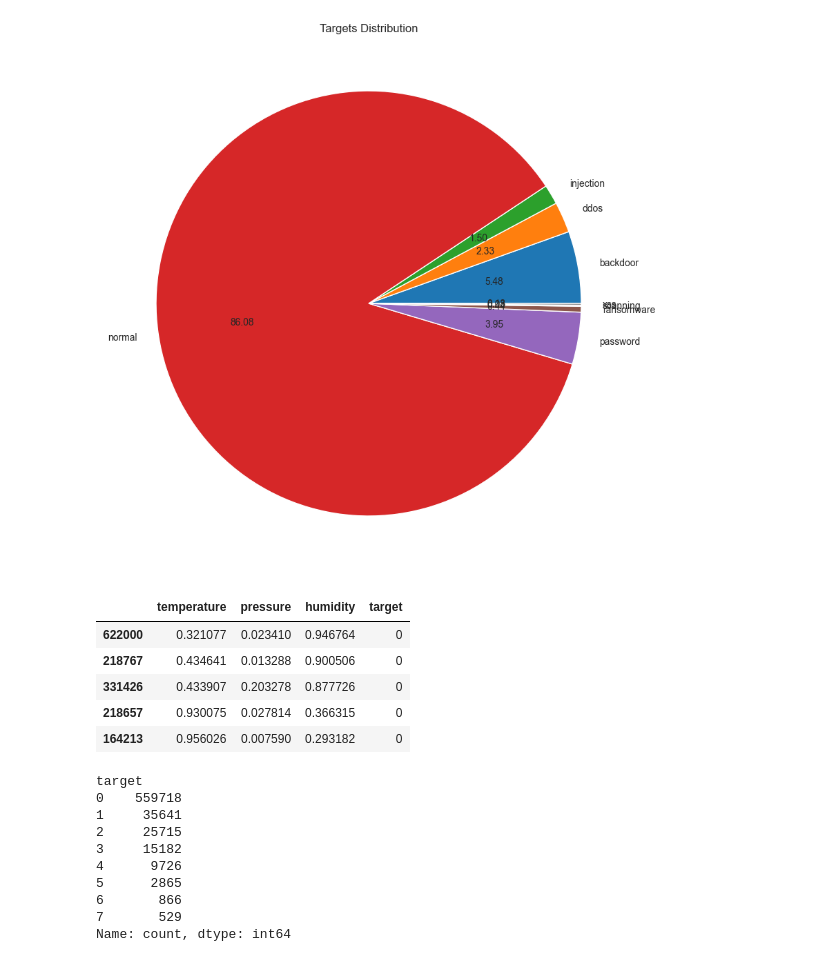
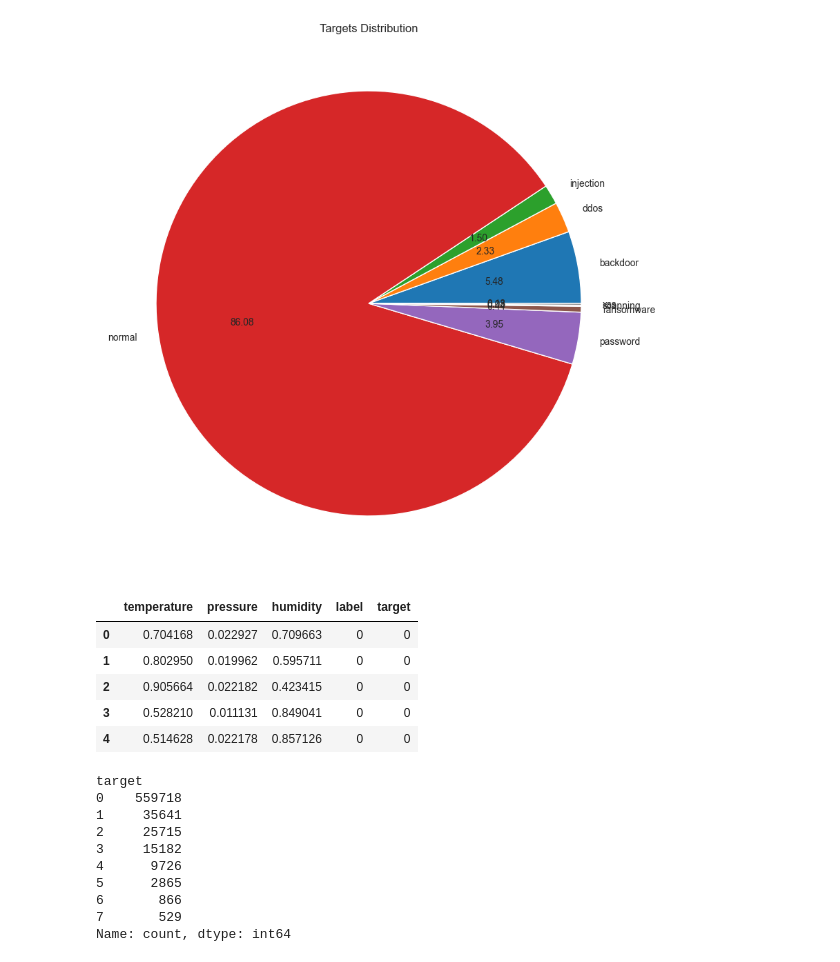
Before and after one commit to Hongwei-Z/SC-MLIDS, a Jupyter notebook: Data_Preprocessing.ipynb, the cells around one changed output. Saved outputs shown, nothing was run; the diff lists cells and outputs as text; code cells hidden in the pictures.

```diff
--- a/Data_Preprocessing.ipynb
+++ b/Data_Preprocessing.ipynb
@@ -62,11 +61,10 @@ dataset.head()
 | 3 | 49.116581 | 1.035 | 78.949621 | 0 | normal |
 | 4 | 24.017085 | 1.035 | 40.001059 | 0 | normal |
 # %%
-# Normalize the dataset, and shuffle it
+# Normalize the dataset
 normalize = ['temperature', 'pressure', 'humidity']
 scaler = Normalizer()
 dataset[normalize] = scaler.fit_transform(dataset[normalize])
-dataset = shuffle(dataset, random_state=42)
 dataset.head()
 # %% [output]
 |  | temperature | pressure | humidity | label | target |
@@ -118,16 +117,15 @@ dataset.groupby('target').size().plot(kind='pie', autopct='%.2f', figsize=(10,10
 # %%
 # Mapping the type to the integer
 mapping = {'normal': 0, 'backdoor': 1, 'password': 2, 'ddos': 3, 'injection': 4, 'ransomware': 5, 'xss': 6, 'scanning': 7}
 dataset['target'] = dataset['target'].replace(mapping)
-dataset = dataset.drop('label', axis=1)
 dataset.head()
 # %% [output]
-|  | temperature | pressure | humidity | target |
-| 622000 | 0.321077 | 0.023410 | 0.946764 | 0 |
-| 218767 | 0.434641 | 0.013288 | 0.900506 | 0 |
-| 331426 | 0.433907 | 0.203278 | 0.877726 | 0 |
-| 218657 | 0.930075 | 0.027814 | 0.366315 | 0 |
-| 164213 | 0.956026 | 0.007590 | 0.293182 | 0 |
+|  | temperature | pressure | humidity | label | target |
+| 0 | 0.704168 | 0.022927 | 0.709663 | 0 | 0 |
+| 1 | 0.802950 | 0.019962 | 0.595711 | 0 | 0 |
+| 2 | 0.905664 | 0.022182 | 0.423415 | 0 | 0 |
+| 3 | 0.528210 | 0.011131 | 0.849041 | 0 | 0 |
+| 4 | 0.514628 | 0.022178 | 0.857126 | 0 | 0 |
 # %%
 dataset['target'].value_counts()
 # %% [output]
```
Also changed, not shown: parts of 11 cells of this notebook, 1 other file.
